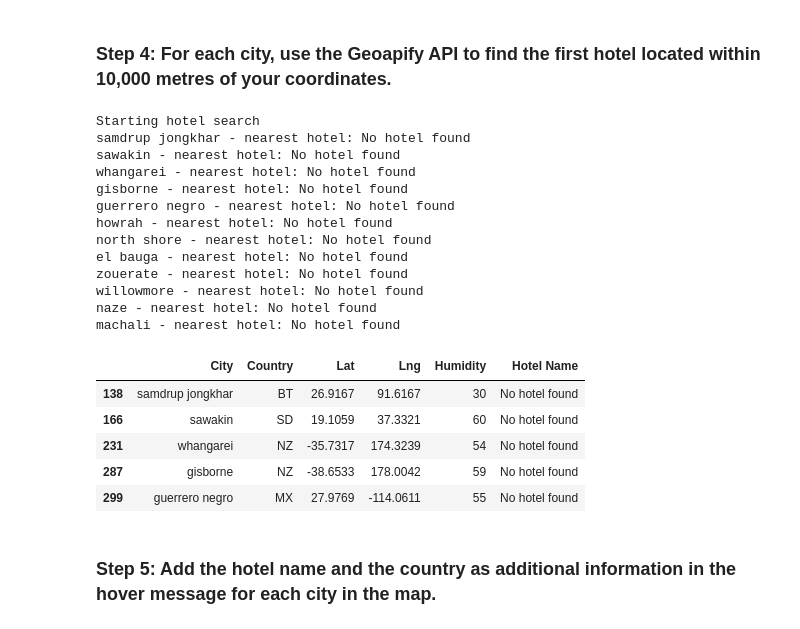
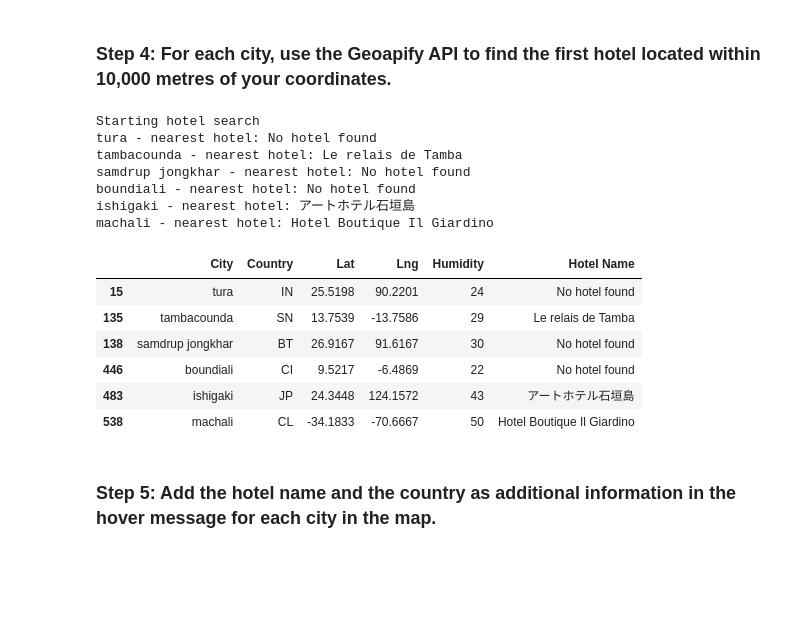
Before and after one commit to Goldfiinch/python-api-challenge, a Jupyter notebook: Starter_Code/starter_code/VacationPy(complete).ipynb, the cells around one changed output. Drawn from its saved outputs; the diff is of its cells as text; code cells hidden in the pictures; blank space fills up the shorter version.

```diff
--- a/Starter_Code/starter_code/VacationPy(complete).ipynb
+++ b/Starter_Code/starter_code/VacationPy(complete).ipynb
@@ -55,12 +54,12 @@ map_plot_1
 #ideal_cities = (city_data_df["Max Temp"] >= 65) & (city_data_df["Max Temp"] <= 85)
 
 #ideal_cities = city_data_df.query('Max Temp > 65 and Humidity < 70')
-ideal_cities = city_data_df.loc[(city_data_df["Max Temp"] >= 60)
-                                & (city_data_df["Max Temp"] <= 80)
-                                & (city_data_df["Humidity"] <= 60)
-                                & (city_data_df["Humidity"] >= 30)
+ideal_cities = city_data_df.loc[(city_data_df["Max Temp"] >= 65)
+                                & (city_data_df["Max Temp"] <= 85)
+                                & (city_data_df["Humidity"] <= 50)
+                                & (city_data_df["Humidity"] >= 20)
                                 & (city_data_df["Cloudiness"] <= 50)
-                                & (city_data_df["Wind Speed"] <= 10)]
+                                & (city_data_df["Wind Speed"] <= 15)]
 # Drop any rows with null values
 ideal_cities.dropna(inplace = True)
 
@@ -125,52 +112,47 @@ for index, row in hotel_df.iterrows():
     # get latitude, longitude from the DataFrame
     lon = row['Lng']
     lat = row['Lat']
 
     # Add filter and bias parameters with the current city's latitude and longitude to the params dictionary
     params["filter"] = f'circle:{lon},{lat},{radius}'
     params["bias"] = f'proximity:{lon},{lat}'
 
     # Set base URL
     base_url = "https://api.geoapify.com/v2/places"
 
     # Make and API request using the params dictionaty
     name_address = requests.get(base_url, params=params)
 
     # Convert the API response to JSON format
     name_address = name_address.json()
 
     # Grab the first hotel from the results and store the name in the hotel_df DataFrame
     try:
         hotel_df.loc[index, "Hotel Name"] = name_address["features"][0]["properties"]["name"]
     except (KeyError, IndexError):
-#         # If no hotel is found, set the hotel name as "No hotel found".
+        # If no hotel is found, set the hotel name as "No hotel found".
         hotel_df.loc[index, "Hotel Name"] = "No hotel found"
 
-#     # Log the search results
+    #Log the search results
     print(f"{hotel_df.loc[index, 'City']} - nearest hotel: {hotel_df.loc[index, 'Hotel Name']}")
 
 # # Display sample data
-hotel_df.head()
+hotel_df
 # %% [output]
 Starting hotel search
+tura - nearest hotel: No hotel found
+tambacounda - nearest hotel: Le relais de Tamba
 samdrup jongkhar - nearest hotel: No hotel found
-sawakin - nearest hotel: No hotel found
-whangarei - nearest hotel: No hotel found
-gisborne - nearest hotel: No hotel found
-guerrero negro - nearest hotel: No hotel found
-howrah - nearest hotel: No hotel found
-north shore - nearest hotel: No hotel found
-el bauga - nearest hotel: No hotel found
-zouerate - nearest hotel: No hotel found
-willowmore - nearest hotel: No hotel found
-naze - nearest hotel: No hotel found
-machali - nearest hotel: No hotel found
+boundiali - nearest hotel: No hotel found
+ishigaki - nearest hotel: アートホテル石垣島
+machali - nearest hotel: Hotel Boutique Il Giardino
 |  | City | Country | Lat | Lng | Humidity | Hotel Name |
+| 15 | tura | IN | 25.5198 | 90.2201 | 24 | No hotel found |
+| 135 | tambacounda | SN | 13.7539 | -13.7586 | 29 | Le relais de Tamba |
 | 138 | samdrup jongkhar | BT | 26.9167 | 91.6167 | 30 | No hotel found |
-| 166 | sawakin | SD | 19.1059 | 37.3321 | 60 | No hotel found |
-| 231 | whangarei | NZ | -35.7317 | 174.3239 | 54 | No hotel found |
-| 287 | gisborne | NZ | -38.6533 | 178.0042 | 59 | No hotel found |
-| 299 | guerrero negro | MX | 27.9769 | -114.0611 | 55 | No hotel found |
+| 446 | boundiali | CI | 9.5217 | -6.4869 | 22 | No hotel found |
+| 483 | ishigaki | JP | 24.3448 | 124.1572 | 43 | アートホテル石垣島 |
+| 538 | machali | CL | -34.1833 | -70.6667 | 50 | Hotel Boutique Il Giardino |
 # %% [markdown]
 ### Step 5: Add the hotel name and the country as additional information in the hover message for each city in the map.
 # %%
```
Also changed, not shown: parts of 4 cells of this notebook.
